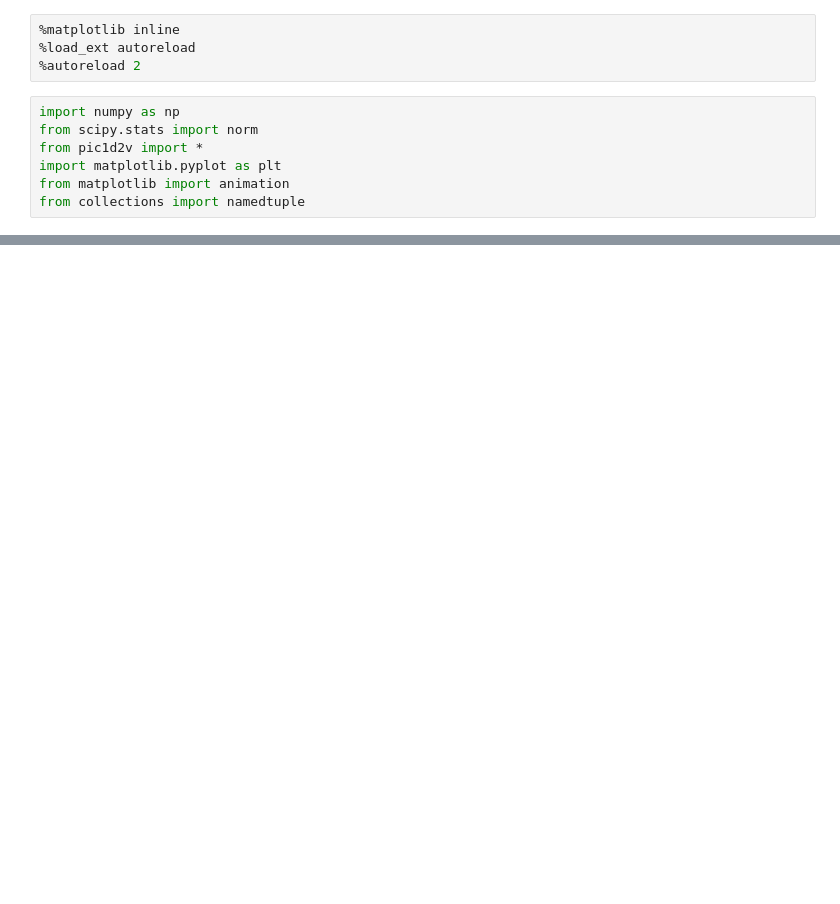
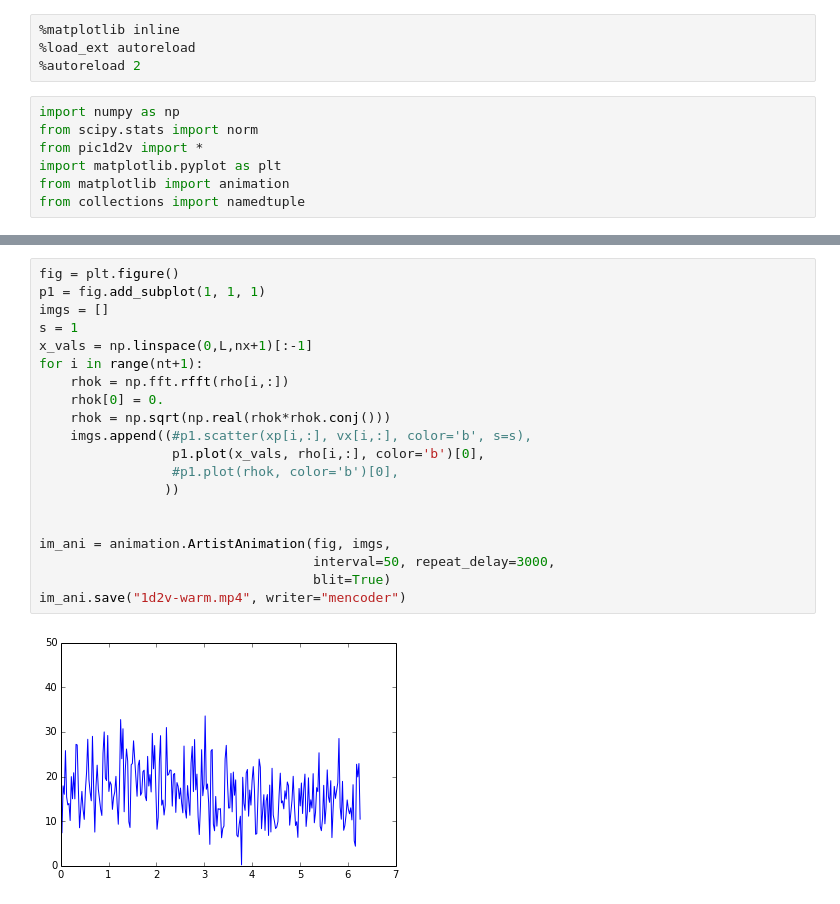
Before and after one commit to shigh/pyes1, a Jupyter notebook: pyes1/1d2v-warm.ipynb, the cells around one changed output, grey strips where cells are left out. Saved outputs shown, nothing was run; the diff lists cells and outputs as text; blank space fills up the shorter version.

```diff
--- a/pyes1/1d2v-warm.ipynb
+++ b/pyes1/1d2v-warm.ipynb
@@ -51,0 +64,22 @@ plt.hist(vx[-1,:], bins=20, normed=True);
+# %%
+fig = plt.figure()
+p1 = fig.add_subplot(1, 1, 1)
+imgs = []
+s = 1
+x_vals = np.linspace(0,L,nx+1)[:-1]
+for i in range(nt+1):
+    rhok = np.fft.rfft(rho[i,:])
+    rhok[0] = 0.
+    rhok = np.sqrt(np.real(rhok*rhok.conj()))
+    imgs.append((#p1.scatter(xp[i,:], vx[i,:], color='b', s=s),
+                 p1.plot(x_vals, rho[i,:], color='b')[0],
+                 #p1.plot(rhok, color='b')[0],
+                ))
+
+
+im_ani = animation.ArtistAnimation(fig, imgs,
+                                   interval=50, repeat_delay=3000,
+                                   blit=True)
+im_ani.save("1d2v-warm.mp4", writer="mencoder")
+# %% [output]
+[figure, added]
```
Also changed, not shown: parts of 4 cells of this notebook, 1 other file.
